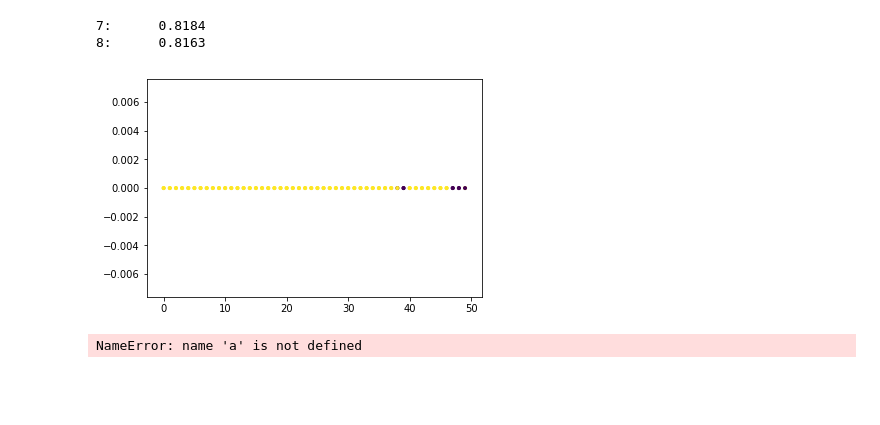
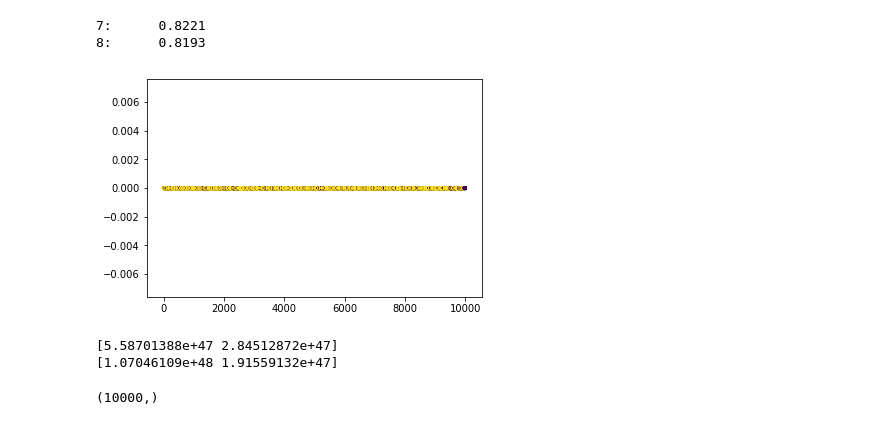
Before and after one commit to iCarrrot/NLP, a Jupyter notebook: 3/z3.ipynb, the cells around one changed output. Drawn from its saved outputs; the diff is of its cells as text; code cells hidden in the pictures; blank space fills up the shorter version.

```diff
--- a/3/z3.ipynb
+++ b/3/z3.ipynb
@@ -50,17 +51,61 @@ for i in range(6):
 # %%
 for i in range(7,9, 1):
     new_color = heuristic(results,i)
     new_color = np.array(new_color)
     score = np.sum(color==new_color)/len(results)
-    if score > 0.8:
-        print(f'{i}:\t{score}')
-    # plt.bar(range(num), results, color=new_color)
+#     if score > 0.8:
+    print(f'{i}:\t{score}')
+#     plt.bar(range(num), results, color=new_color)
     plt.scatter(np.arange(num), np.zeros(num), c = color==new_color, marker='.')
 # %% [output]
-7:      0.8184
-8:      0.8163
+7:      0.8221
+8:      0.8193
-[figure, old version]
+[figure, new version]
-# %%
-a
-# %% [output]
-NameError: name 'a' is not defined
+# %%
+# 0 -normalna kość
+# 1 - oszukana
+# na początku 0
+# p[0] -> zmiana na nieuczciwą
+data = results
+alpha = np.zeros((2, num))
+def count_alpha(T):
+    for t in range(T):
+        for j in range(2):
+            if t==0:
+                alpha[j,t] = j^1
+            else:
+                for i in range(2):
+                    alpha[j,t] += alpha[i,t-1] * pp[i, j] * pD[i][int(data[t]-1)]
+                alpha[j,t]*=50/9.
+        if alpha[0,t] == 0:
+            print(t)
+            break
+
+
+beta = np.zeros((2, num))
+def count_beta(T):
+    for t in range(T-1, -1, -1):
+        for i in range(2):
+            if t==T-1:
+                beta[i,t] = 1
+            else:
+                for j in range(2):
+                    beta[i,t] += beta[j,t+1] * pp[i,j] * pD[j][int(data[t]-1)]
+                beta[i,t]*=50/9
+        if beta[0,t] == 0:
+            print(t)
+            break
+
+
+count_alpha(len(data))
+count_beta(len(data))
+print(alpha[:,-1])
+print(beta[:,1])
+# %% [output]
+[5.58701388e+47 2.84512872e+47]
+[1.07046109e+48 1.91559132e+47]
+# %%
+ab = alpha*beta
+np.sum(ab, axis=0).shape
+# %% [output]
+(10000,)
```
Also changed, not shown: parts of 3 cells of this notebook.
